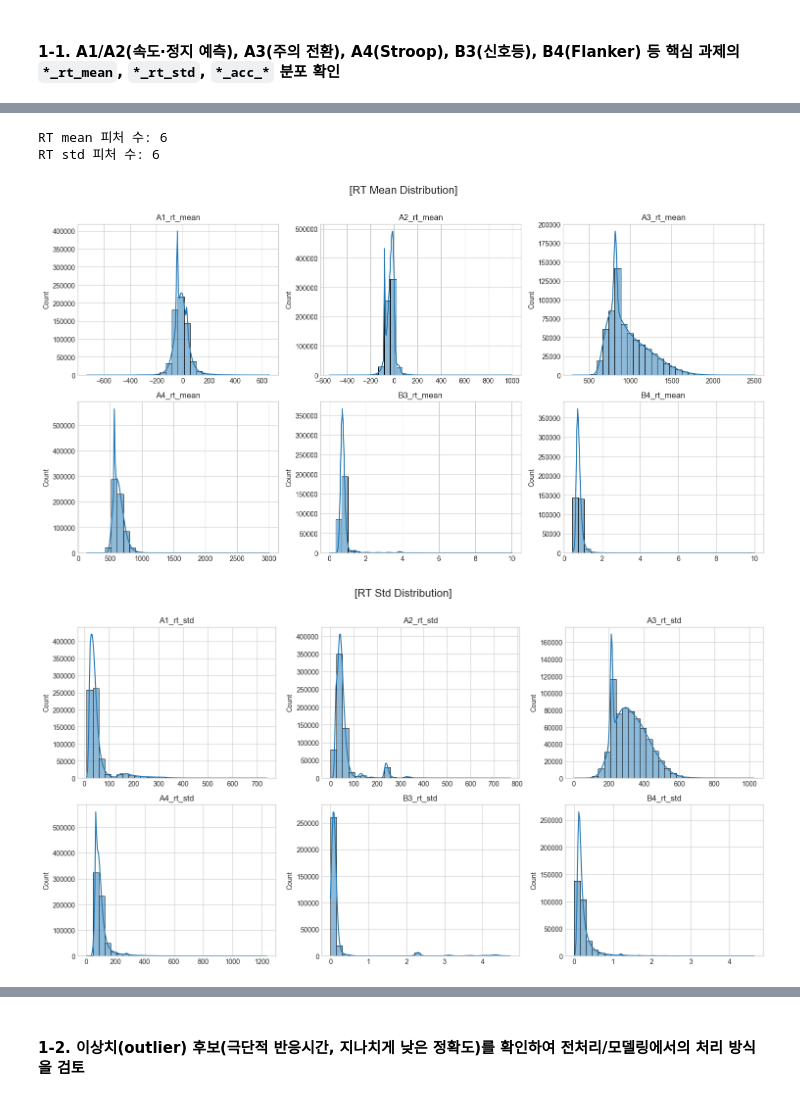
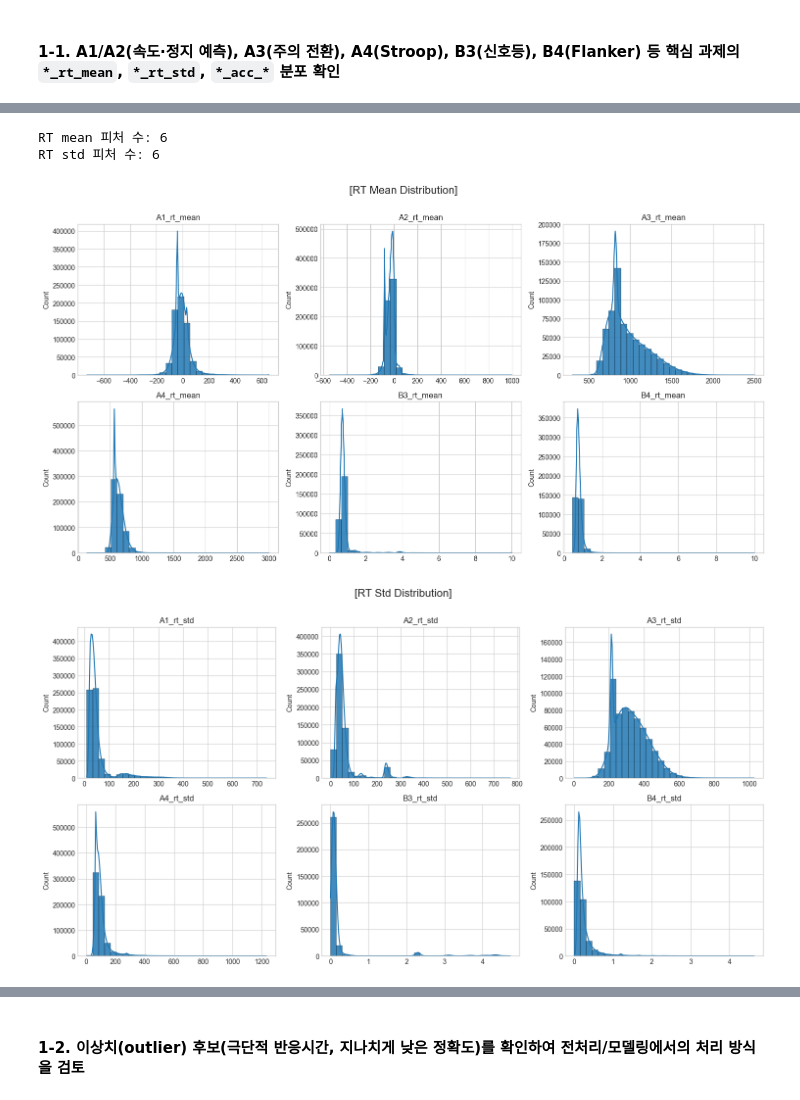
Before and after one commit to cms6090/Dacon, a Jupyter notebook: EDA_part2.ipynb, the cells around one changed output, grey strips where cells are left out. Saved outputs shown, nothing was run; the diff lists cells and outputs as text; code cells hidden in the pictures.

```diff
--- a/EDA_part2.ipynb
+++ b/EDA_part2.ipynb
@@ -81,2 +63,13 @@ display(train_B_raw.head())
+# %%
+# 그래프 설정
+plt.style.use("seaborn-v0_8-whitegrid")
+
+# seaborn 기본 색상
+blue = "#1f77b4" # sns.color_palette()[0] : # 기본 파란색
+orange = "#ff7f0e" # sns.color_palette()[1] : # 기본 주황색
+green = sns.color_palette()[2]    # 기본 초록색
+red = sns.color_palette()[3]      # 기본 빨간색
+purple = sns.color_palette()[4]   # 기본 보라색
+brown = sns.color_palette()[5]    # 기본 갈색
 # %% [markdown]
 ## 1. 인지검사별 피처 분석
@@ -180,7 +165,7 @@ summary_stats(acc_cols)
 # ---------------------------- #
 # 2) 히스토그램 + KDE 시각화
 # ---------------------------- #
-def plot_subplots(cols, title):
+def plot_subplots(cols, title, color=blue):
     n = len(cols)
     if n == 0:
         print(f"{title}: No columns found.")
@@ -188,38 +173,47 @@ def plot_subplots(cols, title):
 
     # subplot grid 크기 자동 계산
     ncols = 3
     nrows = math.ceil(n / ncols)
 
     fig, axes = plt.subplots(nrows, ncols, figsize=(ncols*5, nrows*4))
     axes = axes.flatten()  # 2D → 1D array
 
     for i, col in enumerate(cols):
         ax = axes[i]
-        sns.histplot(df[col].dropna(), bins=30, kde=True, ax=ax)
+        sns.histplot(
+            df[col].dropna(),
+            bins=30,
+            kde=True,
+            ax=ax,
+            color=color,         # ← 색상만 변경
+            edgecolor="black",
+            linewidth=0.3,
+            alpha=0.85
+        )
         ax.set_title(col)
         ax.set_xlabel("")
 
     # 남는 subplot 숨기기
     for j in range(len(cols), len(axes)):
         axes[j].axis('off')
 
     plt.suptitle(title, fontsize=16)
     plt.tight_layout(rect=[0, 0, 1, 0.97])
     plt.show()
 
 rt_mean_cols = [c for c in rt_cols if c.endswith("_rt_mean")]
 rt_std_cols  = [c for c in rt_cols if c.endswith("_rt_std")]
 
 print("RT mean 피처 수:", len(rt_mean_cols))
 print("RT std 피처 수:", len(rt_std_cols))
 
-plot_subplots(rt_mean_cols, "[RT Mean Distribution]")
-plot_subplots(rt_std_cols,  "[RT Std Distribution]")
+plot_subplots(rt_mean_cols, "[RT Mean Distribution]", blue)
+plot_subplots(rt_std_cols,  "[RT Std Distribution]", blue)
 # %% [output]
 RT mean 피처 수: 6
 RT std 피처 수: 6
-[figure, old version]
+[figure, new version]
-[figure, old version]
+[figure, new version]
 # %%
 # ---------------------------- #
 # 2) 히스토그램 + KDE 시각화
```
Also changed, not shown: parts of 18 cells of this notebook, 1 other file.
